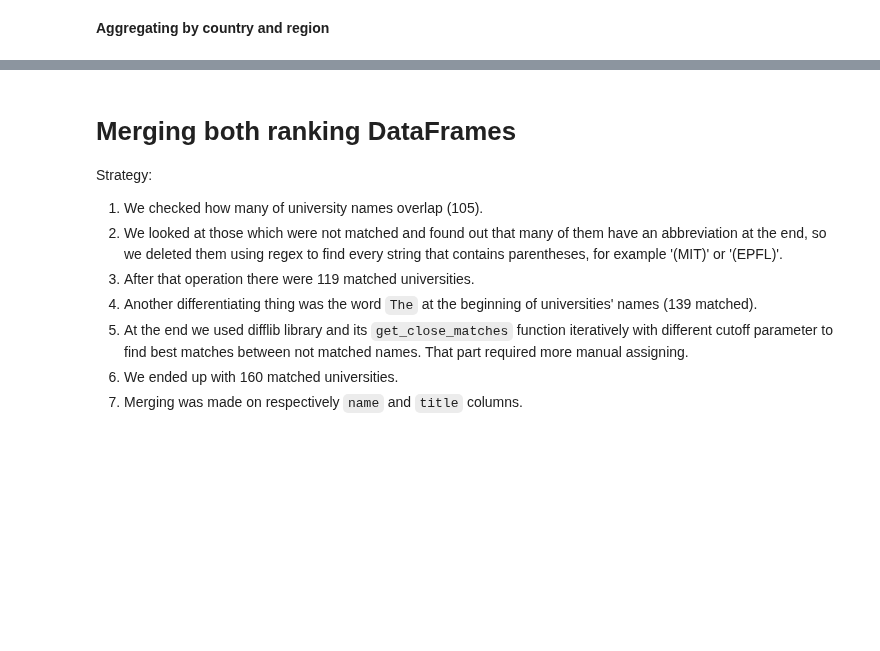
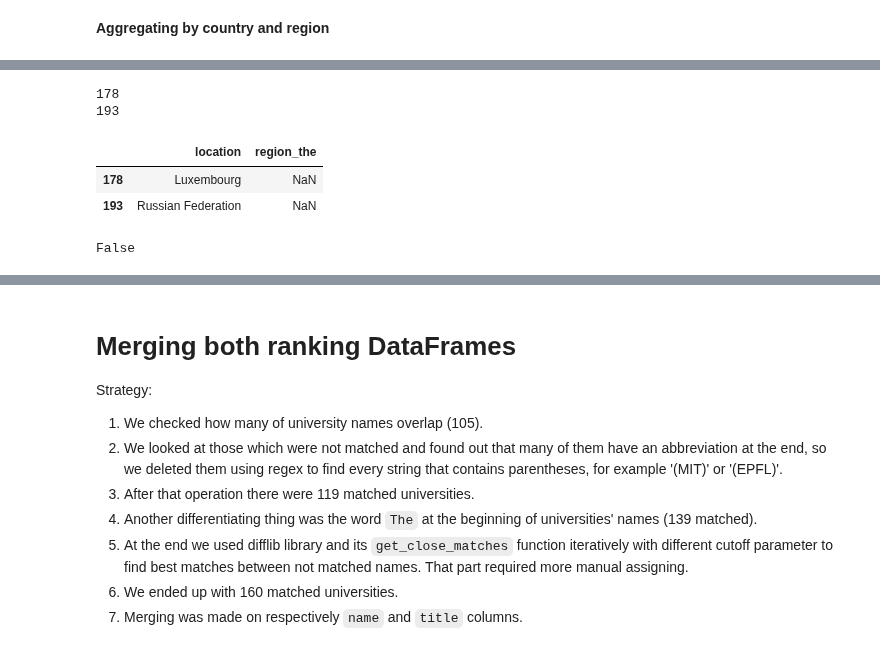
Before and after one commit to adamkozak/ADA2017-project, a Jupyter notebook: Homework/02 - Data from the Web/Homework 2.ipynb, the cells around one changed output, grey strips where cells are left out. Cells and saved outputs as stored; diff of their text form; code cells hidden in the pictures; blank space fills up the shorter version.

```diff
--- a/Homework/02 - Data from the Web/Homework 2.ipynb
+++ b/Homework/02 - Data from the Web/Homework 2.ipynb
@@ -244,0 +278,8 @@ Name: stats_pc_intl_students, dtype: float64
+# %%
+top_unis_times['region_the'] = np.nan
+top_unis
+country_region_map = {}
+for index,entry in top_unis.iterrows():
+    if entry['country'] not in country_region_map:
+        country_region_map[entry['country']] = entry['region']
+country_region_map
@@ -244,0 +304,23 @@ Name: stats_pc_intl_students, dtype: float64
+# %%
+for index,entry in top_unis_times.iterrows():
+    if entry['location'] in country_region_map:
+        top_unis_times.loc[index,'region_the'] = country_region_map[entry['location']]
+
+for index,row in enumerate(top_unis_times['region_the'].isnull()):
+    if row != False:
+        print(index)
+# %% [output]
+178
+193
+# %%
+top_unis_times.loc[[178,193]][['location','region_the']]
+# %% [output]
+|  | location | region_the |
+| 178 | Luxembourg | NaN |
+| 193 | Russian Federation | NaN |
+# %%
+top_unis_times.loc[178,'region_the'] = 'Europe'
+top_unis_times.loc[193,'region_the'] = 'Europe'
+top_unis_times['region_the'].isnull().any()
+# %% [output]
+False
```
Also changed, not shown: parts of 8 cells of this notebook.
